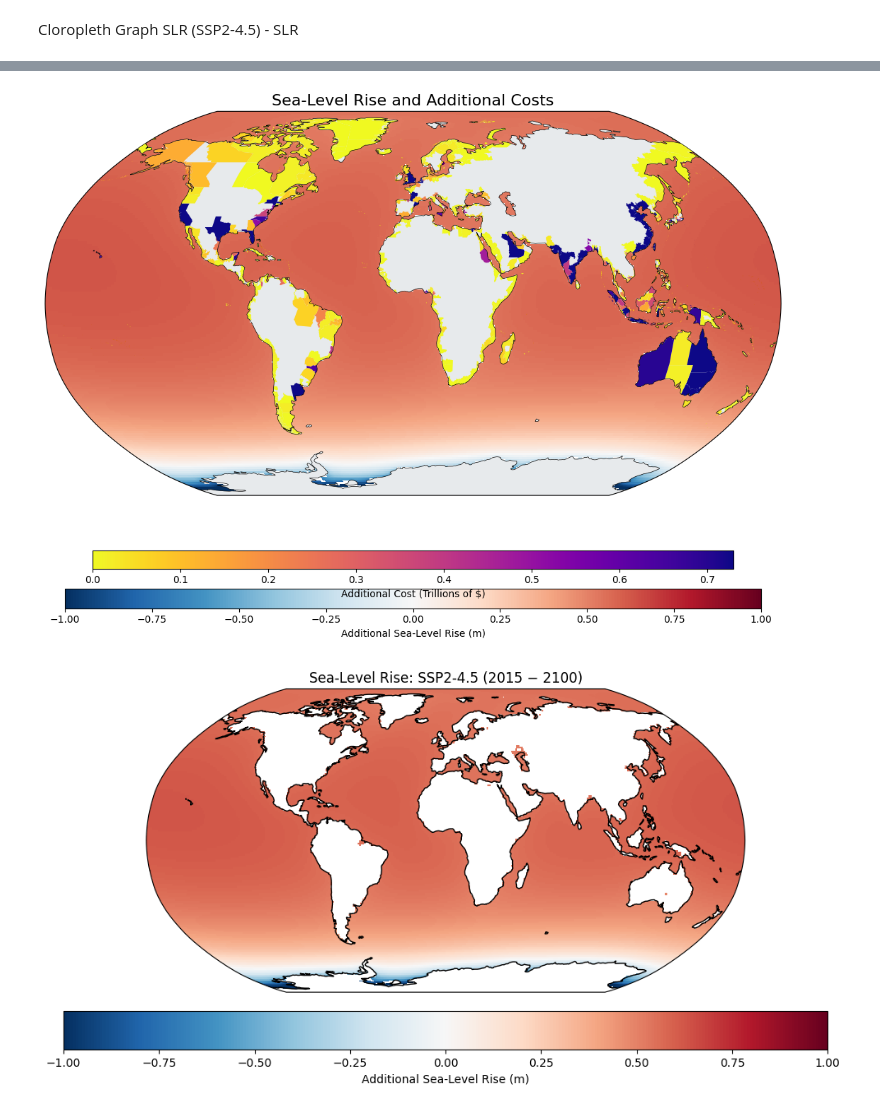
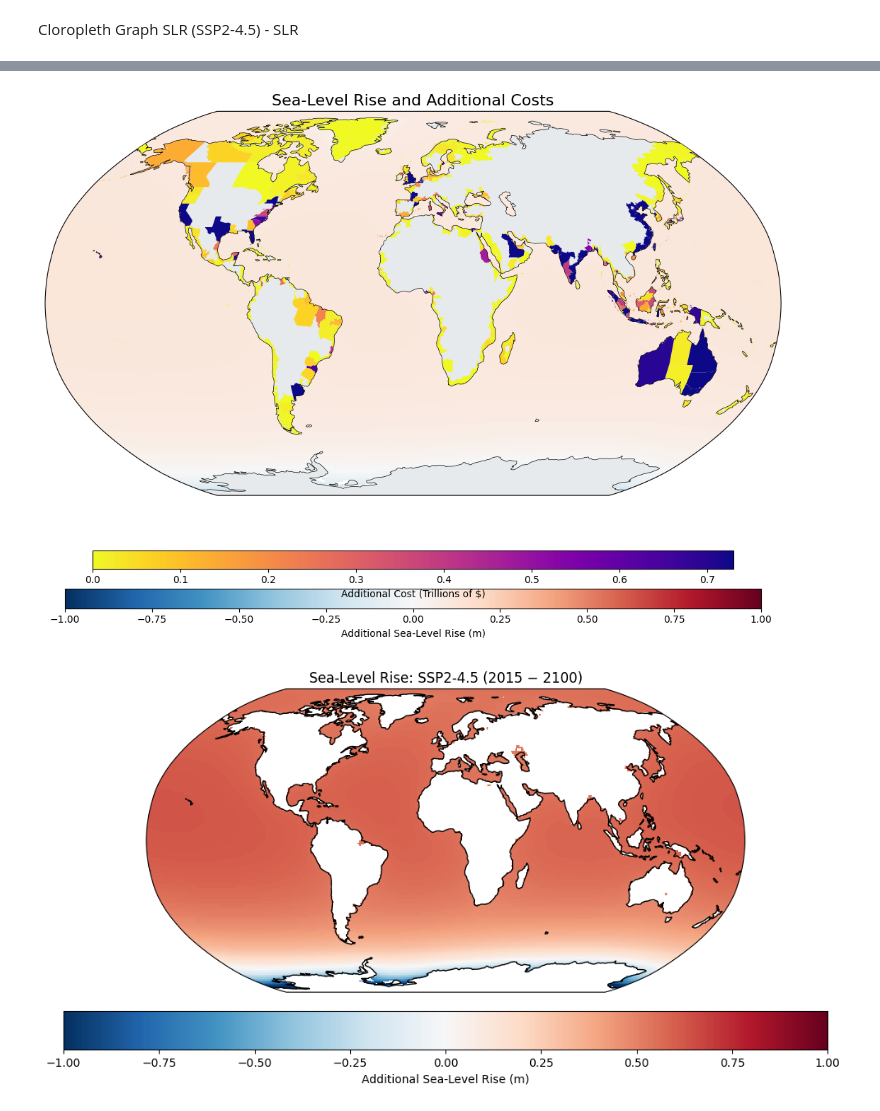
Before and after one commit to Nolancchu/DSC180B-B05-1-Capstone, a Jupyter notebook: visualizations_merged.ipynb, the cells around one changed output, grey strips where cells are left out. Drawn from its saved outputs; the diff is of its cells as text; code cells hidden in the pictures.

Commit message:
updated cloropleth graph progress

```diff
--- a/visualizations_merged.ipynb
+++ b/visualizations_merged.ipynb
@@ -292,6 +391,7 @@ diff_df = pd.DataFrame(
     [{"GID_1": k, "cost_diff": v} for k, v in diff_series.items() if np.isfinite(v)]
 )
 
+slr_diff = ssp585_slr - ssp126_slr
 # If you already built gdf, keep using it
 # gdf = ...
 gdf = gdf.merge(diff_df, on="GID_1", how="left")
@@ -304,9 +404,7 @@ vm = float(positive.quantile(0.95)) if len(positive) > 0 else 1.0
 if vm <= 0:
     vm = float(gdf["cost_diff_plot"].max()) or 1.0
 
-# -----------------------------
-# 3. Plot both on same map
-# -----------------------------
+
 fig = plt.figure(figsize=(14, 8))
 ax = plt.axes(projection=ccrs.Robinson())
 ax.set_global()
@@ -315,7 +413,7 @@ ax.set_global()
 pcm = ax.pcolormesh(
     longitude,
     latitude,
-    ssp245_slr.values,
+    slr_diff.values,
     transform=ccrs.PlateCarree(),
     cmap="RdBu_r",
     vmin=-1,
@@ -351,34 +449,34 @@ ax.set_title("Sea-Level Rise and Additional Costs", fontsize=16)
 # -----------------------------
 # SLR colorbar
 cbar1 = plt.colorbar(
     pcm,
     ax=ax,
     orientation="horizontal",
     pad=0.04,
     fraction=0.04,
     aspect=35
 )
 cbar1.set_label("Additional Sea-Level Rise (m)")
 
 # Cost colorbar
 norm2 = mpl.colors.Normalize(vmin=0, vmax=vm)
 sm2 = mpl.cm.ScalarMappable(norm=norm2, cmap="plasma_r")
 sm2.set_array([])
 
 cbar2 = plt.colorbar(
     sm2,
     ax=ax,
     orientation="horizontal",
     pad=0.12,
     fraction=0.04,
     aspect=35
 )
 cbar2.set_label("Additional Cost (Trillions of $)")
 
 plt.tight_layout()
 plt.show()
 # %% [output]
-[figure, old version]
+[figure, new version]
 # %%
 # Obtain Latitude and Longitudinal Values
 lon, lat = ssp245_ds["lon"].values, ssp245_ds["lat"].values
```
Also changed, not shown: parts of 3 cells of this notebook.
